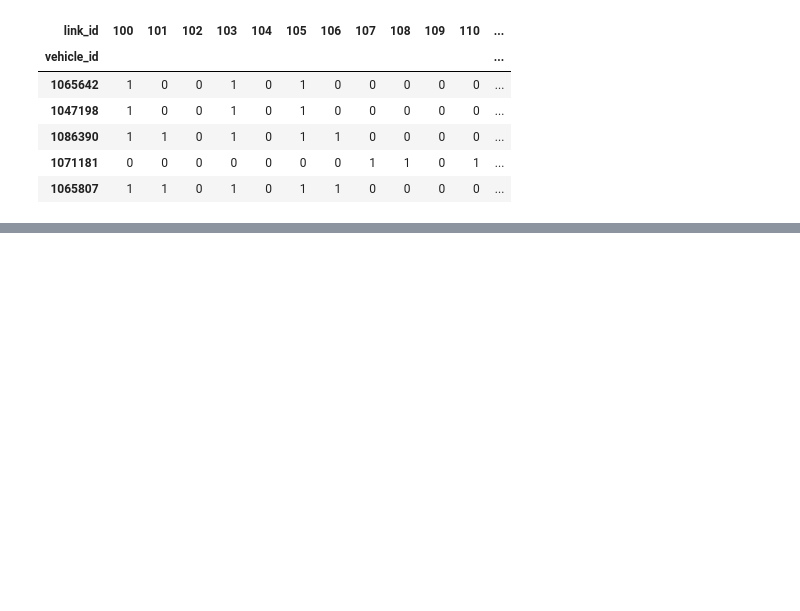
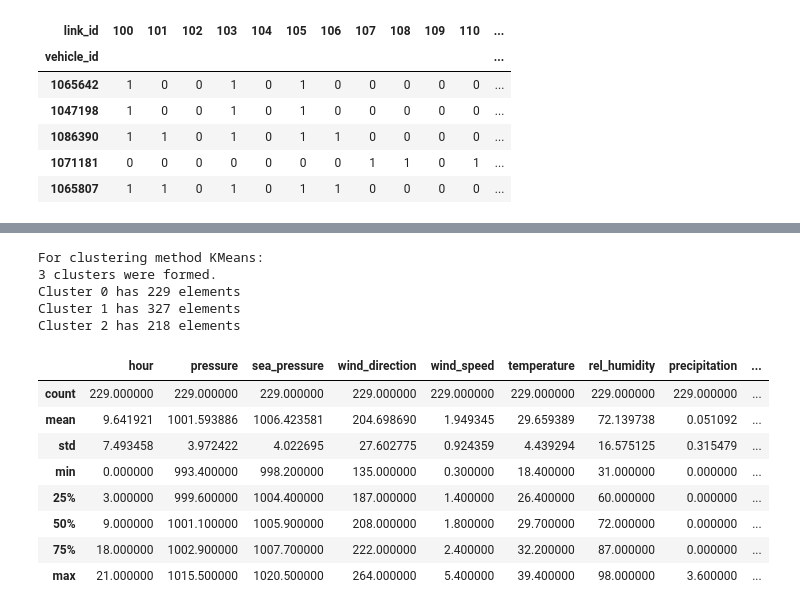
Before and after one commit to muciyuallen/TrafficFlowOptimization, a Jupyter notebook: Exploratory_Data_Analysis.ipynb, the cells around one changed output, grey strips where cells are left out. Cells and saved outputs as stored; diff of their text form; code cells hidden in the pictures; blank space fills up the shorter version.

Commit message:
added weather features

```diff
--- a/Exploratory_Data_Analysis.ipynb
+++ b/Exploratory_Data_Analysis.ipynb
@@ -511,0 +506,11 @@ key_list
+# %%
+from sklearn import preprocessing
+from sklearn.cluster import KMeans
+
+#dropped 8 outliers that clearly have wrong wind direction data
+weather = weather[weather.wind_direction <= 360]
+weather_ = weather.loc[:,'pressure':'precipitation']
+columns = weather_.columns
+weather_ = preprocessing.normalize(weather_)
+weather_ = pd.DataFrame(weather_, columns = columns)
+weather_.head()
@@ -511,0 +530,37 @@ key_list
+# %%
+from sklearn.metrics import silhouette_score
+
+range_n_clusters = range(2,11)
+silhouette_avg = {}
+results = {}
+
+print("For clustering method KMeans:")
+for n in range_n_clusters:
+    km = KMeans(n_clusters=n, random_state=123)
+    km.fit(weather_)
+    res = km.predict(weather_)
+    results[n] = res
+    silhouette_avg[n] = silhouette_score(weather_, res)
+
+best_n = max(silhouette_avg.keys(), key=(lambda key: silhouette_avg[key]))
+cluster = results[best_n]
+report(best_n, cluster)
+# %% [output]
+For clustering method KMeans:
+3 clusters were formed.
+Cluster 0 has 229 elements
+Cluster 1 has 327 elements
+Cluster 2 has 218 elements
+# %%
+weather['label'] = cluster
+weather[weather.label == 0].describe()
+# %% [output]
+|  | hour | pressure | sea_pressure | wind_direction | wind_speed | temperature | rel_humidity | precipitation | ... |
+| count | 229.000000 | 229.000000 | 229.000000 | 229.000000 | 229.000000 | 229.000000 | 229.000000 | 229.000000 | ... |
+| mean | 9.641921 | 1001.593886 | 1006.423581 | 204.698690 | 1.949345 | 29.659389 | 72.139738 | 0.051092 | ... |
+| std | 7.493458 | 3.972422 | 4.022695 | 27.602775 | 0.924359 | 4.439294 | 16.575125 | 0.315479 | ... |
+| min | 0.000000 | 993.400000 | 998.200000 | 135.000000 | 0.300000 | 18.400000 | 31.000000 | 0.000000 | ... |
+| 25% | 3.000000 | 999.600000 | 1004.400000 | 187.000000 | 1.400000 | 26.400000 | 60.000000 | 0.000000 | ... |
+| 50% | 9.000000 | 1001.100000 | 1005.900000 | 208.000000 | 1.800000 | 29.700000 | 72.000000 | 0.000000 | ... |
+| 75% | 18.000000 | 1002.900000 | 1007.700000 | 222.000000 | 2.400000 | 32.200000 | 87.000000 | 0.000000 | ... |
+| max | 21.000000 | 1015.500000 | 1020.500000 | 264.000000 | 5.400000 | 39.400000 | 98.000000 | 3.600000 | ... |
```
Also changed, not shown: parts of 17 cells of this notebook.
